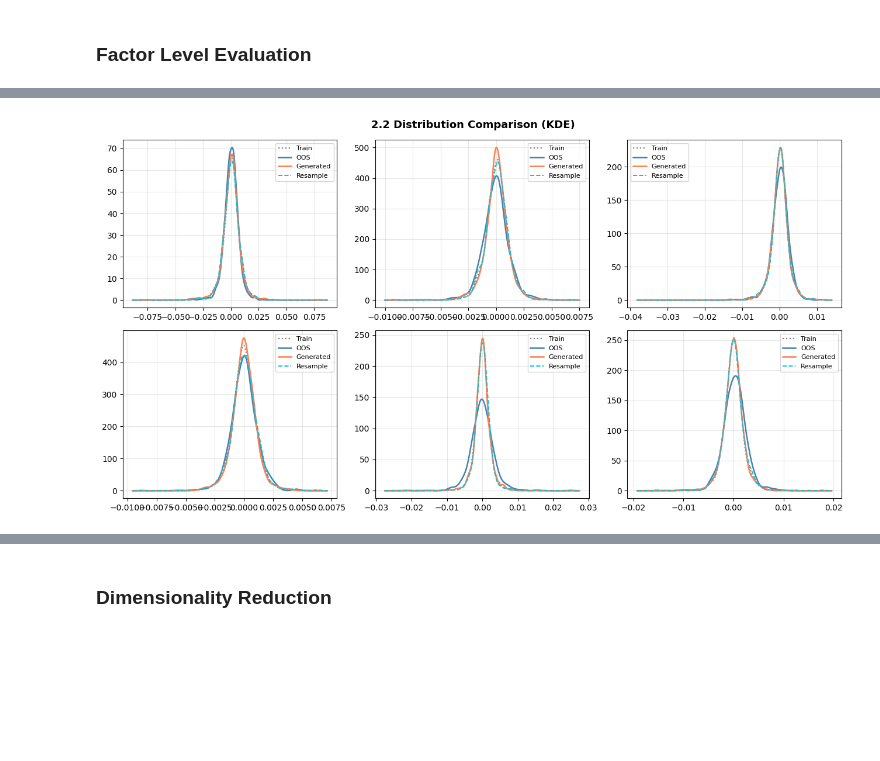
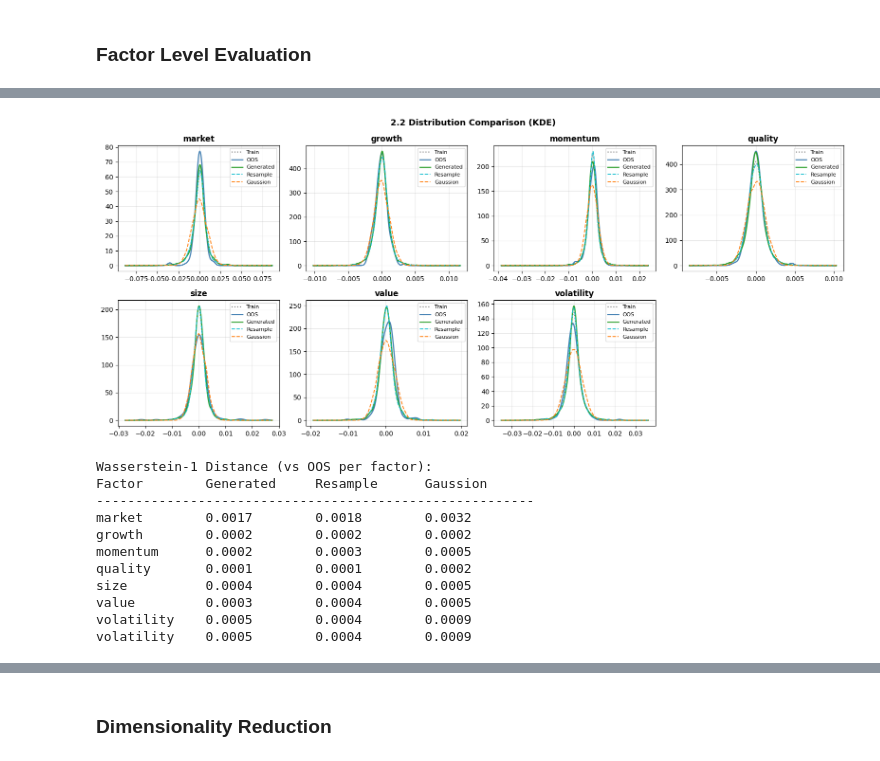
Before and after one commit to yryMax/TailEnhancedFinDiff, a Jupyter notebook: factor_evaluation.ipynb, the cells around one changed output, grey strips where cells are left out. Saved outputs shown, nothing was run; the diff lists cells and outputs as text; code cells hidden in the pictures; blank space fills up the shorter version.

```diff
--- a/factor_evaluation.ipynb
+++ b/factor_evaluation.ipynb
@@ -42,0 +22,10 @@ baselines: 1 × (2048, 7)
+# %%
+train = model.F
+rng = np.random.default_rng(42)
+cov = np.cov(train.drop(columns=['alpha']).values, rowvar=False)
+sampled_gaussian = rng.multivariate_normal(mean=train.drop(columns=['alpha']).mean().values, cov=cov, size=NUM_GENERATE)
+
+OOS = test_model.F.drop(columns=['alpha']).values
+row_idx = rng.choice(train.shape[0], size=len(sampled), replace=True)
+baselines = [("Resample", train.iloc[row_idx].drop(columns=['alpha']).values,'#17becf'), ("Gaussion", sampled_gaussian, '#ff7f0e')]
+print(f"OOS: {OOS.shape}  sampled: {sampled.shape}  Gaussian: {sampled_gaussian.shape}")
@@ -46,7 +37,7 @@ def mahal_d2(X):
     mean = X.mean(axis=0)
     cov  = np.cov(X, rowvar=False)
     diff = X - mean
-    return (diff @ np.linalg.inv(cov) * diff).sum(axis=1)
+    return (diff @ np.linalg.pinv(cov) * diff).sum(axis=1)
 
 def plot_mahal(ax, X, label, color='steelblue', marker='o', size=5, alpha=0.5):
     p  = X.shape[1]
@@ -66,15 +57,13 @@ ax1.set_xlabel('Chi-squared quantiles'); ax1.set_ylabel('Squared Mahalanobis dis
 ax1.set_title('Mahalanobis Q-Q — OOS')
 
 # Right panel: Generated + Baselines overlaid
-q_max2 = plot_mahal(ax2, sampled, 'Generated', color='coral')
-for (bname, bdata), bc in zip(baselines, base_colors):
+q_max2 = plot_mahal(ax2, sampled, 'Generated', color='#2ca02c')
+for (bname, bdata, bc) in baselines:
     q_max2 = max(q_max2, plot_mahal(ax2, bdata, bname, color=bc, marker='s'))
 ax2.plot([0, q_max2], [0, q_max2], color='red', linewidth=1)
 ax2.set_ylim(0, 80)
 ax2.set_xlabel('Chi-squared quantiles'); ax2.set_ylabel('Squared Mahalanobis distance')
-ax2.set_title('Mahalanobis Q-Q — Generated & Baselines')
 ax2.legend(fontsize=8)
-
 plt.tight_layout()
 plt.show()
 # %% [output]
@@ -138,40 +145,72 @@ plt.show()
 # %%
 # 2.2 Distribution Comparison (KDE)
-from scipy.stats import gaussian_kde
+from scipy.stats import gaussian_kde, wasserstein_distance
 
 n_factors = len(FACTOR_NAMES)
-fig, axes = plt.subplots(2, 3, figsize=(13, 7))
+fig, axes = plt.subplots(2, 4, figsize=(16, 7))
 
 for ax, name, i in zip(axes.flatten(), FACTOR_NAMES, range(n_factors)):
     OOS_vals    = OOS[:, i]
-    gen_vals   = sampled[:, i]
-    train_vals = train[:, i]
+    gen_vals    = sampled[:, i]
+    train_vals  = train.drop(columns=['alpha']).values[:, i]
 
     all_vals = np.concatenate([OOS_vals, gen_vals, train_vals] +
-                              [bdata[:, i] for _, bdata in baselines])
+                              [bdata[:, i] for _, bdata, _ in baselines])
     x_min, x_max = all_vals.min(), all_vals.max()
     pad = (x_max - x_min) * 0.05
     x = np.linspace(x_min - pad, x_max + pad, 300)
 
     for vals, label, color, ls, lw in [
         (train_vals, 'Train',     '#7f7f7f', ':',  1.6),
-        (OOS_vals,    'OOS',  'steelblue', '-', 1.8),
-        (gen_vals,   'Generated', 'coral',     '-', 1.8),
+        (OOS_vals,   'OOS',       'steelblue', '-', 1.8),
+        (gen_vals,   'Generated', '#2ca02c',     '-', 1.8),
     ]:
         ax.plot(x, gaussian_kde(vals)(x), label=label, color=color, lw=lw, ls=ls)
 
-    for (bname, bdata), bc in zip(baselines, base_colors):
+    for (bname, bdata, bc) in baselines:
         ax.plot(x, gaussian_kde(bdata[:, i])(x),
                 label=bname, color=bc, lw=1.4, ls='--')
 
+    ax.set_title(name, fontweight='bold')
     ax.legend(fontsize=8)
     ax.grid(True, alpha=0.3)
+
+for ax in axes.flatten()[n_factors:]:
+    ax.set_visible(False)
 
 fig.suptitle('2.2 Distribution Comparison (KDE)', fontsize=13, fontweight='bold')
 plt.tight_layout()
 plt.show()
+
+col_w = 14
+header = f"{'Factor':<14}" + f"{'Generated':<{col_w}}" + \
+         "".join(f"{bname:<{col_w}}" for bname, _, _ in baselines)
+print("Wasserstein-1 Distance (vs OOS per factor):")
+print(header)
+print("-" * len(header))
+for i, name in enumerate(FACTOR_NAMES):
+    w1_gen = wasserstein_distance(OOS[:, i], sampled[:, i])
+    row = f"{name:<14}{w1_gen:<{col_w}.4f}"
+    for _, bdata, _ in baselines:
+        row += f"{wasserstein_distance(OOS[:, i], bdata[:, i]):<{col_w}.4f}"
+    print(row)
+avg_gen = np.mean([wasserstein_distance(OOS[:, i], sampled[:, i]) for i in range(n_factors)])
+avgs_b  = [np.mean([wasserstein_distance(OOS[:, i], bdata[:, i]) for i in range(n_factors)])
+           for _, bdata, _ in baselines]
+print(row)
 # %% [output]
-[figure, old version]
+[figure, new version]
+Wasserstein-1 Distance (vs OOS per factor):
+Factor        Generated     Resample      Gaussion
+--------------------------------------------------------
+market        0.0017        0.0018        0.0032
+growth        0.0002        0.0002        0.0002
+momentum      0.0002        0.0003        0.0005
+quality       0.0001        0.0001        0.0002
+size          0.0004        0.0004        0.0005
+value         0.0003        0.0004        0.0005
+volatility    0.0005        0.0004        0.0009
+volatility    0.0005        0.0004        0.0009
 # %%
 # 2.3 Quantile-Quantile (Q-Q) Plots
 n_quantiles = 200
```
Also changed, not shown: parts of 11 cells of this notebook, 8 other files.
